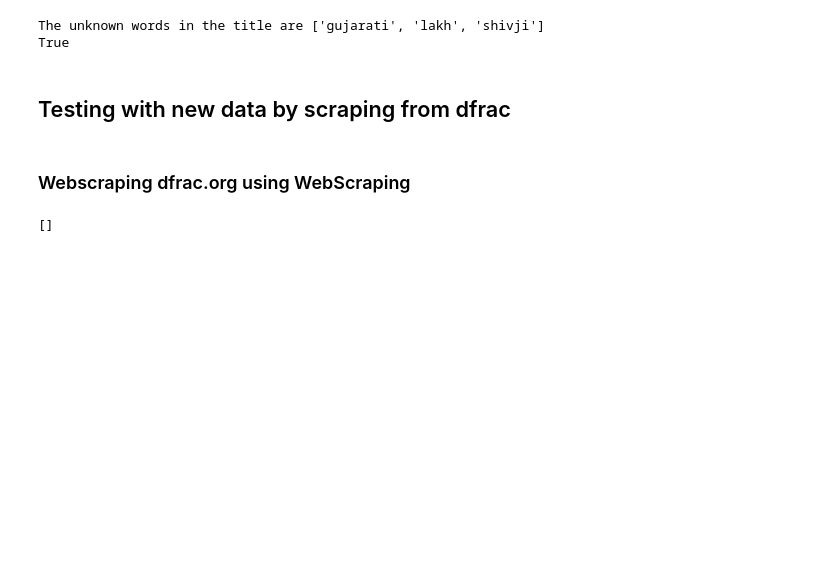
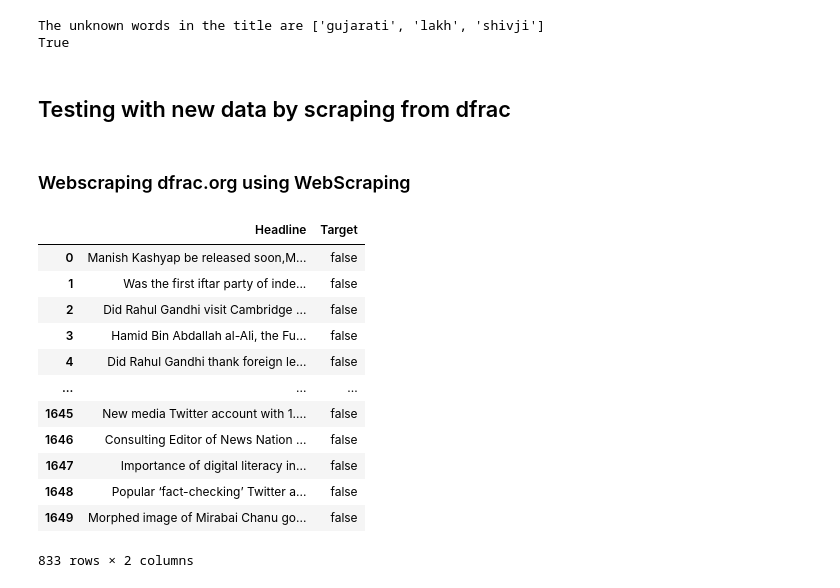
Before and after one commit to SaiVenkatesh007/FakeNews-DataValidation, a Jupyter notebook: newTest.ipynb, the cells around one changed output. Drawn from its saved outputs; the diff is of its cells as text; code cells hidden in the pictures; blank space fills up the shorter version.

```diff
--- a/newTest.ipynb
+++ b/newTest.ipynb
@@ -172,9 +172,9 @@ for n in range(0, 83): # Loop is for going through the pages 159 pages of data w
 
     soup = BeautifulSoup(cnt, 'html.parser')
 
-    headline = soup.find_all('div', class_= 'td-module-meta-info')
+    headline = soup.find_all('div', class_= 'read-title')
     for i in headline:
-        title = i.find('h3').get_text()
+        title = i.find('h4').get_text()
         title = title.strip()
         # Cleaning the data (Removing Unnecessary Parts)
         title = title.replace("- Read Fact Check", "").replace(" Read- Fact Check", "").replace("Read, Fact-Check", "").replace("Fact Check: ", "").replace(" Read Fact Check", "").replace("Fact Check-", "").replace('FactCheck:', '').replace('Fact-Check: ', '')
@@ -194,7 +194,19 @@ df2 = pd.DataFrame(data)
 df2 = df2.drop_duplicates()
 
 #! Need to update the web scraping code
-# %%
-text_list
-# %% [output]
-[]
+# %%
+df2
+# %% [output]
+|  | Headline | Target |
+| 0 | Manish Kashyap be released soon,M... | false |
+| 1 | Was the first iftar party of inde... | false |
+| 2 | Did Rahul Gandhi visit Cambridge ... | false |
+| 3 | Hamid Bin Abdallah al-Ali, the Fu... | false |
+| 4 | Did Rahul Gandhi thank foreign le... | false |
+| ... | ... | ... |
+| 1645 | New media Twitter account with 1.... | false |
+| 1646 | Consulting Editor of News Nation ... | false |
+| 1647 | Importance of digital literacy in... | false |
+| 1648 | Popular ‘fact-checking’ Twitter a... | false |
+| 1649 | Morphed image of Mirabai Chanu go... | false |
+833 rows × 2 columns
```
